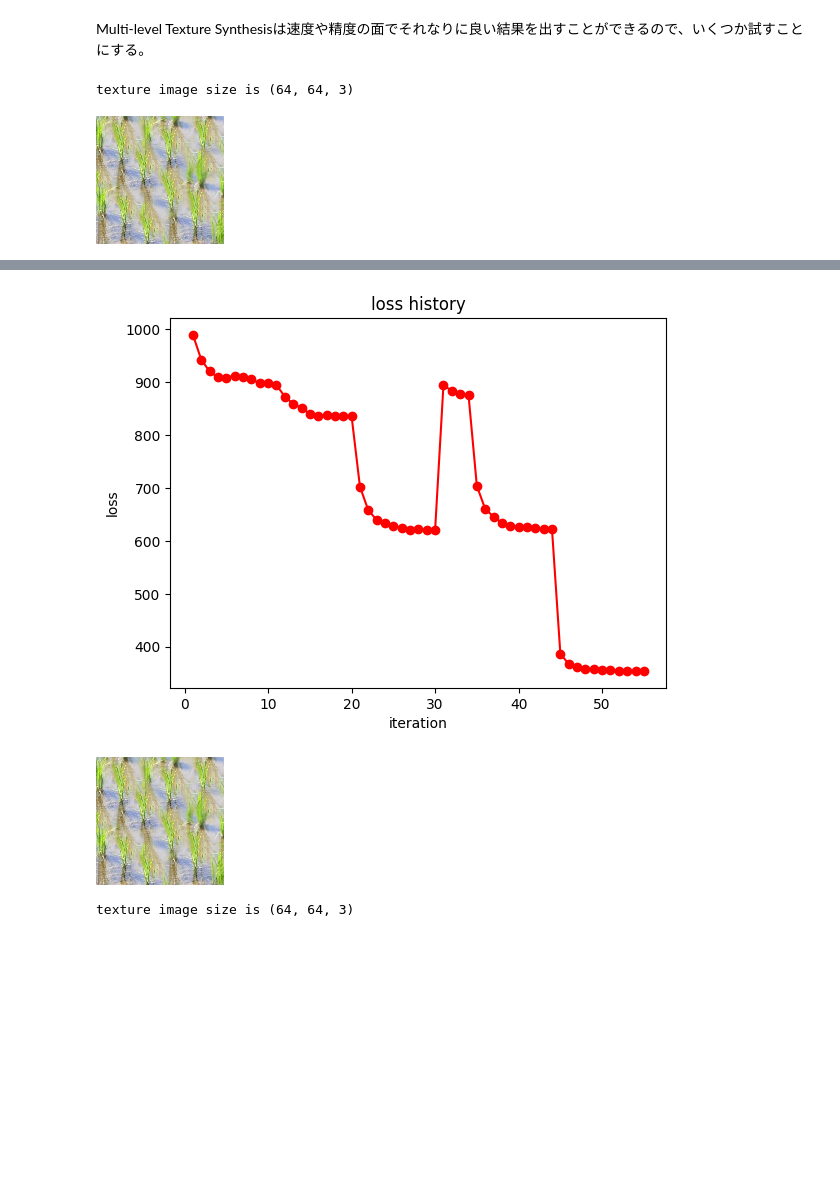
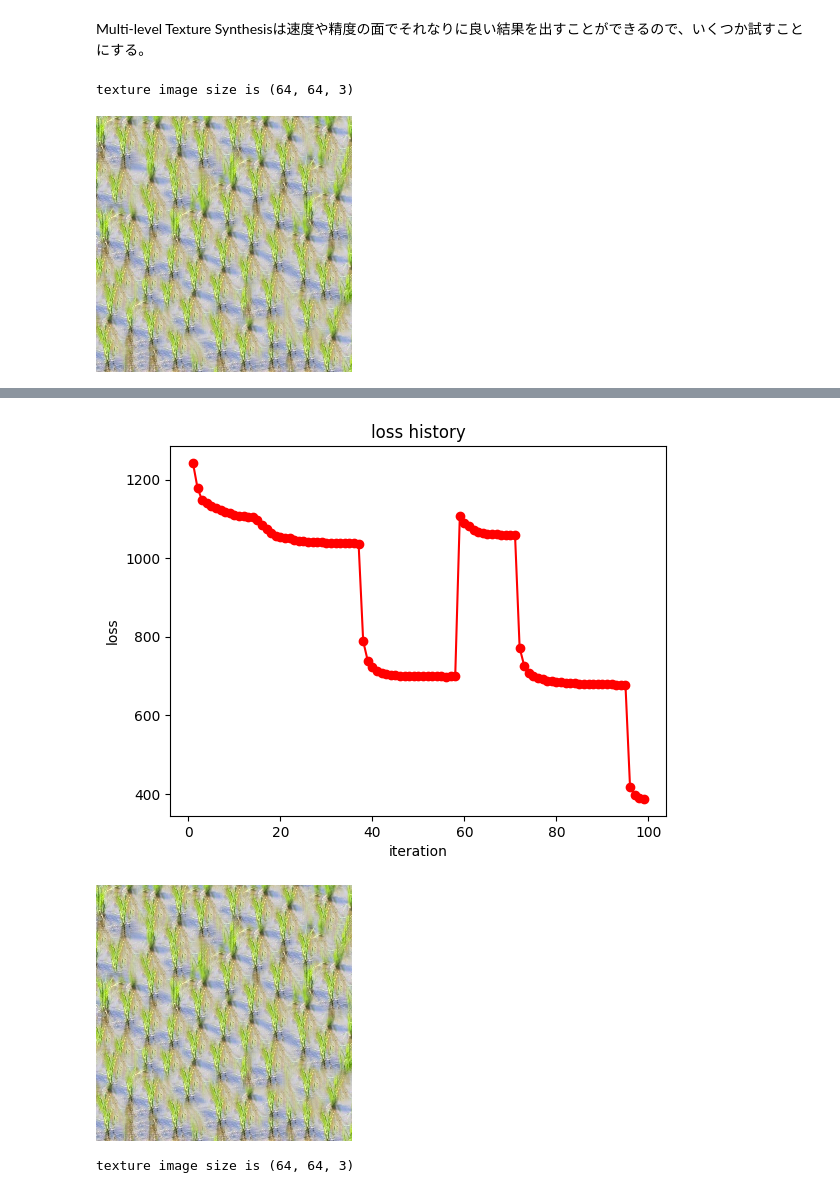
Before and after one commit to hotekagi/gc_assignment, a Jupyter notebook: I3_TextureSynthesis/playground.ipynb, the cells around one changed output, grey strips where cells are left out. Saved outputs shown, nothing was run; the diff lists cells and outputs as text; code cells hidden in the pictures; blank space fills up the shorter version.

```diff
--- a/I3_TextureSynthesis/playground.ipynb
+++ b/I3_TextureSynthesis/playground.ipynb
@@ -164,7 +164,7 @@ def multi_level_synthesis(path_to_texture_img, target_width=128, adding_noise=Fa
     now = now.strftime("%Y%m%d%H%M%S")
     Image.fromarray(target).save(f"synthesized_mul_texture_{now}.png")
 # %%
-multi_level_synthesis("sample_images/ine_64.jpg")
+multi_level_synthesis("sample_images/ine_64.jpg", target_width=256)
 # %% [output]
 texture image size is (64, 64, 3)
-[figure, old version]
+[figure, new version]
@@ -188,5 +188,5 @@ transiting!!! phase 6
-[figure, old version]
+[figure, new version]
-[figure, old version]
+[figure, new version]
 # %%
 multi_level_synthesis("sample_images/kudamono_64.jpg")
 # %% [output]
```
Also changed, not shown: parts of 3 cells of this notebook, 1 other file.
